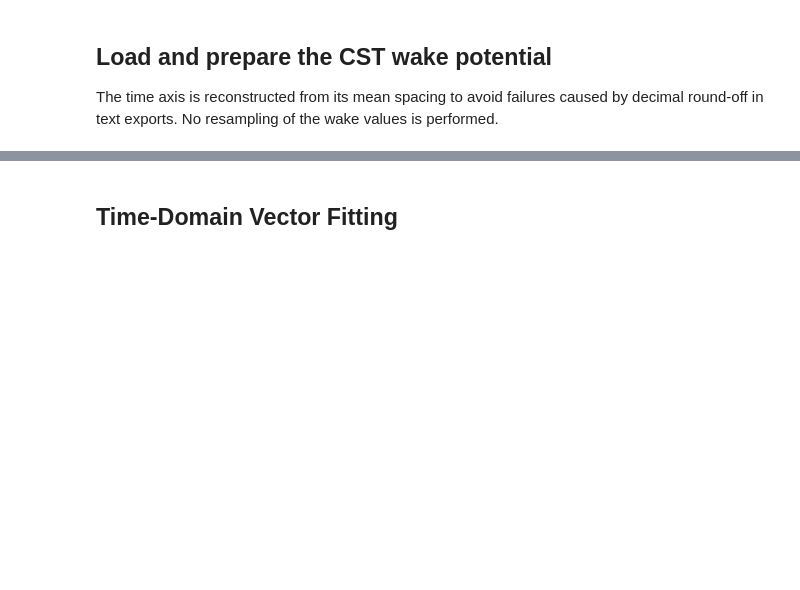
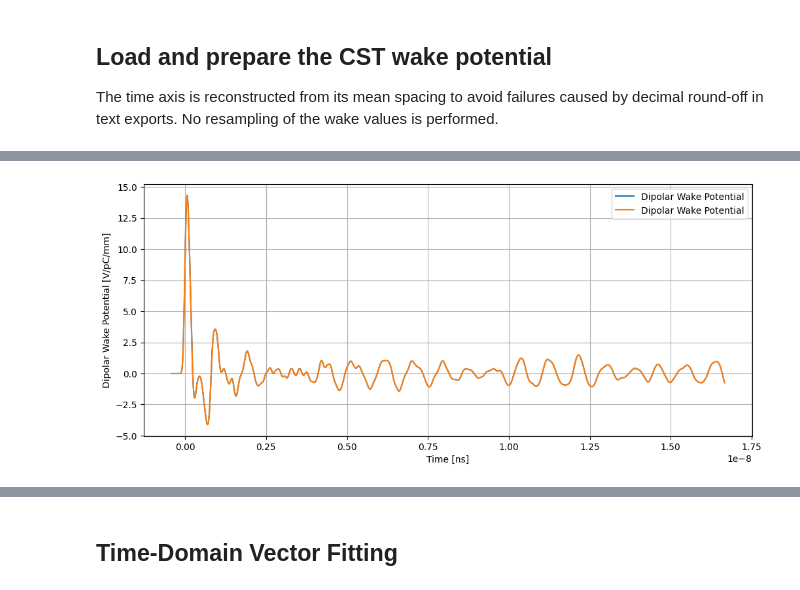
Before and after one commit to hschreib-tet/IDDEFIX, a Jupyter notebook: examples/018_compare_tdvf_resonator_wake_potential.ipynb, the cells around one changed output, grey strips where cells are left out. Drawn from its saved outputs; the diff is of its cells as text; code cells hidden in the pictures; blank space fills up the shorter version.

```diff
--- a/examples/018_compare_tdvf_resonator_wake_potential.ipynb
+++ b/examples/018_compare_tdvf_resonator_wake_potential.ipynb
@@ -166,0 +154,20 @@ plt.show()
+# %%
+# Decimate wake data
+x = np.linspace(fit_physical_times[0], fit_physical_times[-1], 1000)
+y = np.interp(x, fit_physical_times, fit_wake_potential)
+
+# Create subplots
+fig, ax = plt.subplots(1, 1, figsize=(12, 5))
+
+# Plot data_wake_time vs data_wake_dipolar on the left
+ax.plot(fit_physical_times, fit_wake_potential, label="Dipolar Wake Potential")
+ax.plot(x, y, label="Dipolar Wake Potential")
+ax.set_xlabel("Time [ns]")
+ax.set_ylabel("Dipolar Wake Potential [V/pC/mm]")
+ax.grid(True)
+ax.legend()
+
+data_wake_time = x
+data_wake_dipolar = y
+# %% [output]
+[figure, added]
```
Also changed, not shown: parts of 22 cells of this notebook, 2 other files.
